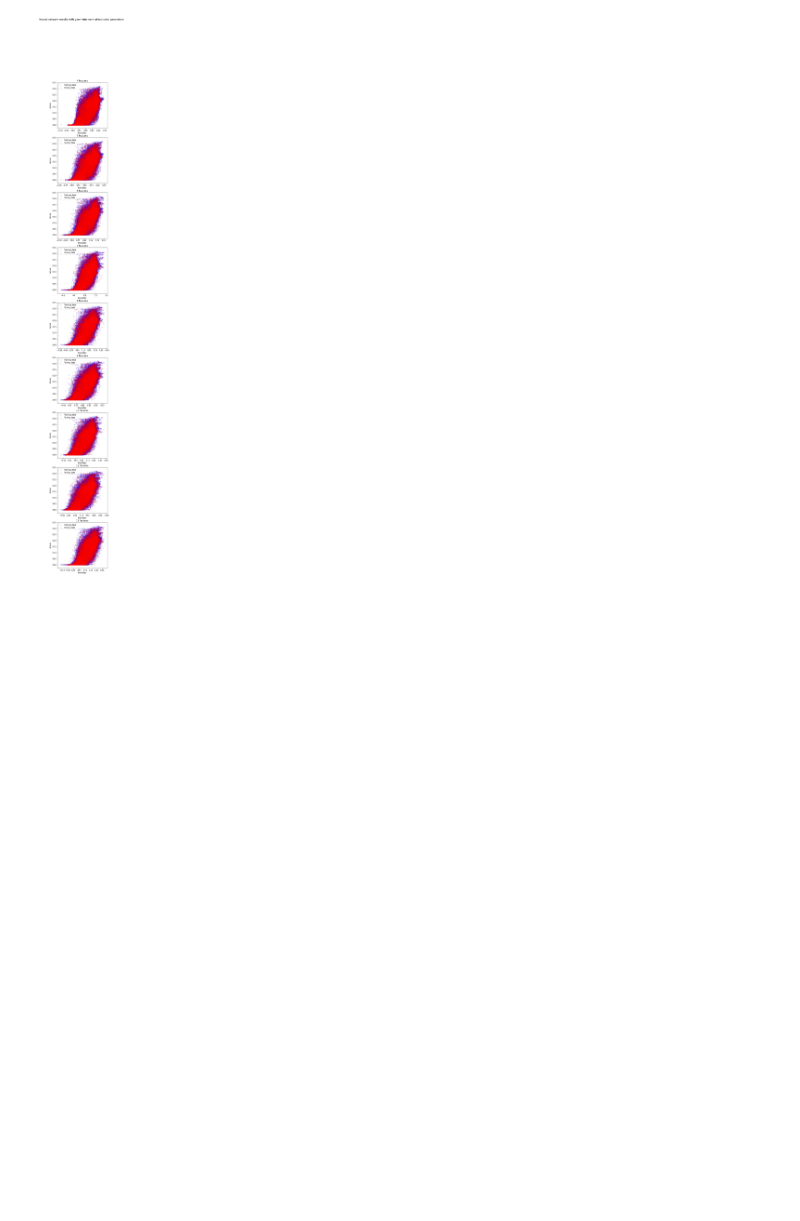
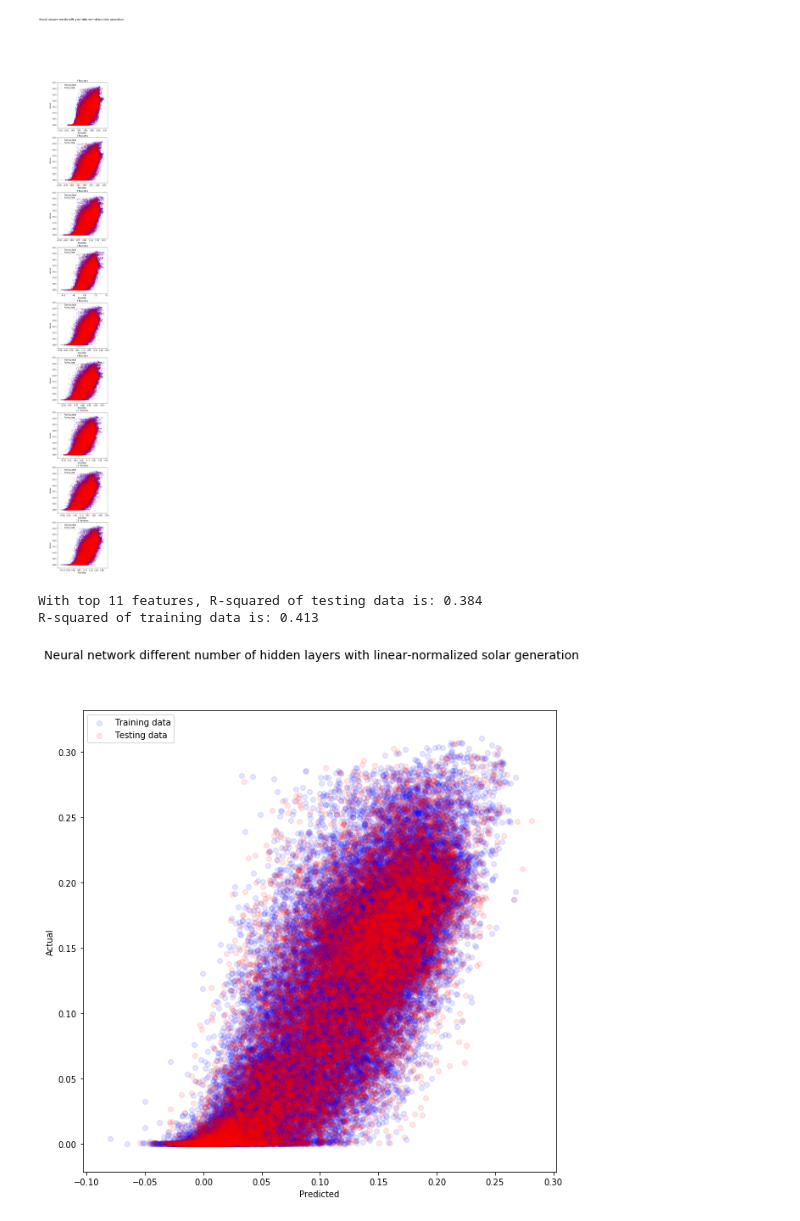
Before and after one commit to UW-EnergyForecaster/EnergyForecasters, a Jupyter notebook: examples/model_development_2.ipynb, the cells around one changed output. Drawn from its saved outputs; the diff is of its cells as text; code cells hidden in the pictures; blank space fills up the shorter version.

Commit message:
Expand neural network, renormalized solar generation

```diff
--- a/examples/model_development_2.ipynb
+++ b/examples/model_development_2.ipynb
@@ -70,7 +70,7 @@ plt.show()
 col_no, row_no = pearson_corr_df.shape
 for i in range(col_no):
     for j in range(i+1, row_no):
-        if corr.iloc[i,j]>0.8:
+        if pearson_corr_df.iloc[i,j]>0.8:
             print(pearson_corr_df.columns[i]+' and '+pearson_corr_df.columns[j]+' is correlated.')
             print('Pearson correalation value: '+str(pearson_corr_df.iloc[i,j]))
 # %% [output]
@@ -204,3 +204,34 @@ R-squared of training data is: 0.287
 With top 12 features, R-squared of testing data is: 0.261
 R-squared of training data is: 0.270
 [figure]
+# %%
+ranked_list = ['Relative Humidity', 'Solar Zenith Angle', 'GHI', 'Surface Albedo','Wind Direction','Temperature','Wind Speed','DNI','DHI','Dew Point','Pressure','Cloud Type']
+train,test=train_test_split(all_data_df,test_size=0.3,random_state=100)
+prediction = 'Normalized_Solar_lin'
+
+feature_list = ranked_list[:11]
+
+X_train = np.array(train[feature_list])
+y_train = np.array(train[prediction])
+X_test = np.array(test[feature_list])
+y_test = np.array(test[prediction])
+X_train_standardized = scaler.fit_transform(X_train)
+X_test_standardized = scaler.fit_transform(X_test)
+clf = MLPRegressor(solver='lbfgs',hidden_layer_sizes=(100,100))
+clf.fit(X_train_standardized,y_train)
+
+fig, axs = plt.subplots(1, 1, figsize=(10,10))
+
+fig.suptitle('Neural network different number of hidden layers with linear-normalized solar generation', fontsize=14)
+
+axs.scatter(clf.predict(X_train_standardized), y_train, alpha = 0.1, color='blue')
+axs.scatter(clf.predict(X_test_standardized), y_test, alpha = 0.1, color='red')
+axs.set_xlabel('Predicted')
+axs.set_ylabel('Actual')
+axs.legend(('Training data', 'Testing data'))
+print('With top '+str(11)+' features, R-squared of testing data is: '+"{:.3f}".format(r2_score(clf.predict(X_test_standardized),y_test)))
+print('R-squared of training data is: '+"{:.3f}".format(r2_score(clf.predict(X_train_standardized),y_train)))
+# %% [output]
+With top 11 features, R-squared of testing data is: 0.384
+R-squared of training data is: 0.413
+[figure, added]
```
Also changed, not shown: parts of 1 cell of this notebook, 1 other file.
